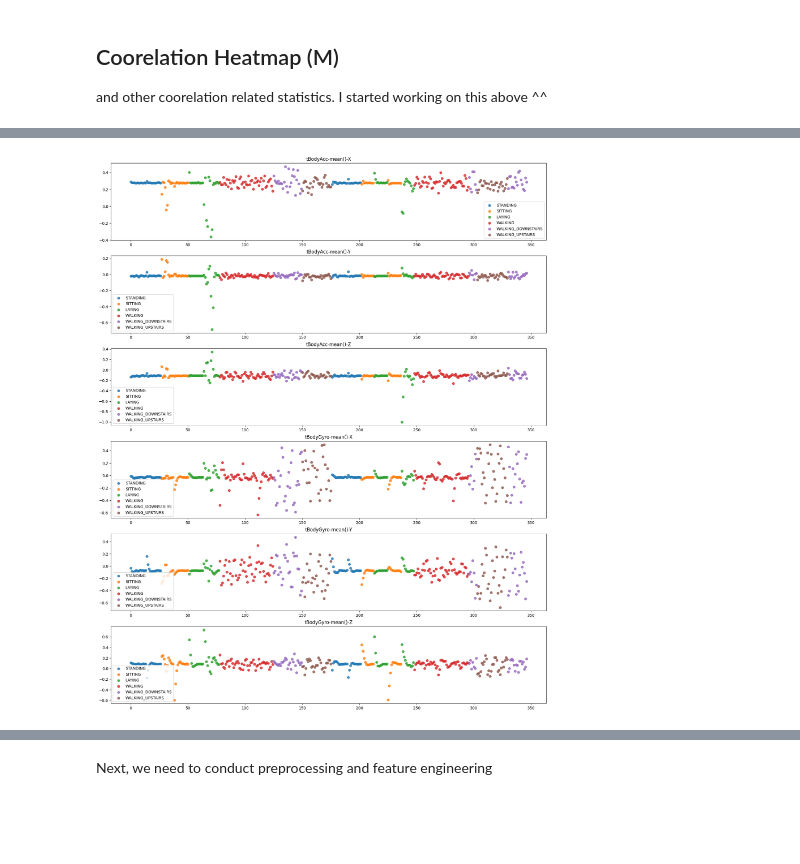
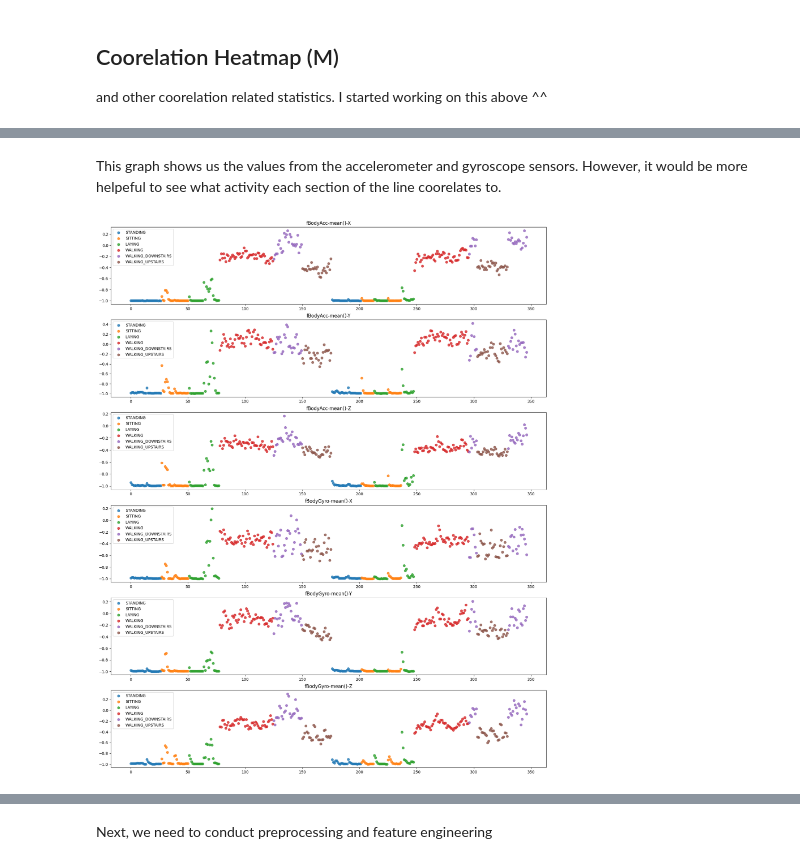
Before and after one commit to soumildatta/ActivityDetection, a Jupyter notebook: test.ipynb, the cells around one changed output, grey strips where cells are left out. Drawn from its saved outputs; the diff is of its cells as text; code cells hidden in the pictures; blank space fills up the shorter version.

```diff
--- a/test.ipynb
+++ b/test.ipynb
@@ -9,8 +68,10 @@ from sklearn.model_selection import train_test_split
 # %%
-# from google.colab import drive
-# drive.mount('/content/drive')
-
-# read into df from test and train csv files and combine them
+# get the data and consolidate it into one
 train_df = pd.read_csv('train.csv')
 test_df = pd.read_csv('test.csv')
-df = [train_df, test_df]
+
+print(train_df.shape, test_df.shape)
+
+df = pd.concat([train_df, test_df])
+
+df.shape
@@ -130,13 +182,13 @@ plt.show()
 # %% [markdown]
 Laying is the most popular activity. Not super surprising.
 # %%
-unique_subjects = df['subject'].unique()
+unique_subjects = train_df['subject'].unique()
 n_subjects = len(unique_subjects)
 rows = math.ceil(n_subjects / 5)
 cols = 4
 
 # Order the activities beforehand so that they are in the same order every time
-activity_order = df['Activity'].value_counts().index.tolist()
+activity_order = train_df['Activity'].value_counts().index.tolist()
 
 fig, axes = plt.subplots(rows, cols, figsize=(30, 22))
 fig.suptitle('Distribution of Activities for Each Subject')
@@ -144,7 +196,7 @@ fig.suptitle('Distribution of Activities for Each Subject')
 for i, ax in enumerate(axes.flatten()):
     if i < n_subjects:
         # Filter the DataFrame for the current subject
-        subject_df = df[df['subject'] == unique_subjects[i]]
+        subject_df = train_df[train_df['subject'] == unique_subjects[i]]
 
         # Plotting the histogram with a consistent activity order
         sns.barplot(x=subject_df['Activity'].value_counts().index,
@@ -262,0 +263,10 @@ array([2, 2, 2, ..., 5, 5, 5])
+# %%
+subject1_df = train_df[train_df['subject'] == 1]
+
+set_sensors = ('fBodyAcc-mean()-X', 'fBodyAcc-mean()-Y', 'fBodyAcc-mean()-Z', 'fBodyGyro-mean()-X', 'fBodyGyro-mean()-Y', 'fBodyGyro-mean()-Z')
+
+plt.figure(figsize=(20, 16))
+fig, axs = plt.subplots(len(set_sensors))
+
+for i, sensor in enumerate(set_sensors):
+  subject1_df[sensor].plot(ax=axs[i])
@@ -263,18 +276,15 @@ array([2, 2, 2, ..., 5, 5, 5])
+# %% [markdown]
+This graph shows us the values from the accelerometer and gyroscope sensors. However, it would be more helpeful to see what activity each section of the line coorelates to.
 # %%
-subject1_df = df[df['subject'] == 1]
-
-set_sensors = ('tBodyAcc-mean()-X', 'tBodyAcc-mean()-Y', 'tBodyAcc-mean()-Z',
-               'tBodyGyro-mean()-X', 'tBodyGyro-mean()-Y', 'tBodyGyro-mean()-Z')
-
 fig, axs = plt.subplots(len(set_sensors), figsize=(20, 25))
 
 for i, sensor in enumerate(set_sensors):
     axs[i].set_title(sensor)
     for activity in subject1_df['Activity'].unique():
         activity_df = subject1_df[subject1_df['Activity'] == activity]
         axs[i].scatter(activity_df.index, activity_df[sensor], label=activity, alpha=0.8)  # alpha for transparency
     axs[i].legend()
 
 plt.show()
 # %% [output]
-[figure, old version]
+[figure, new version]
```
Also changed, not shown: parts of 72 cells of this notebook.
